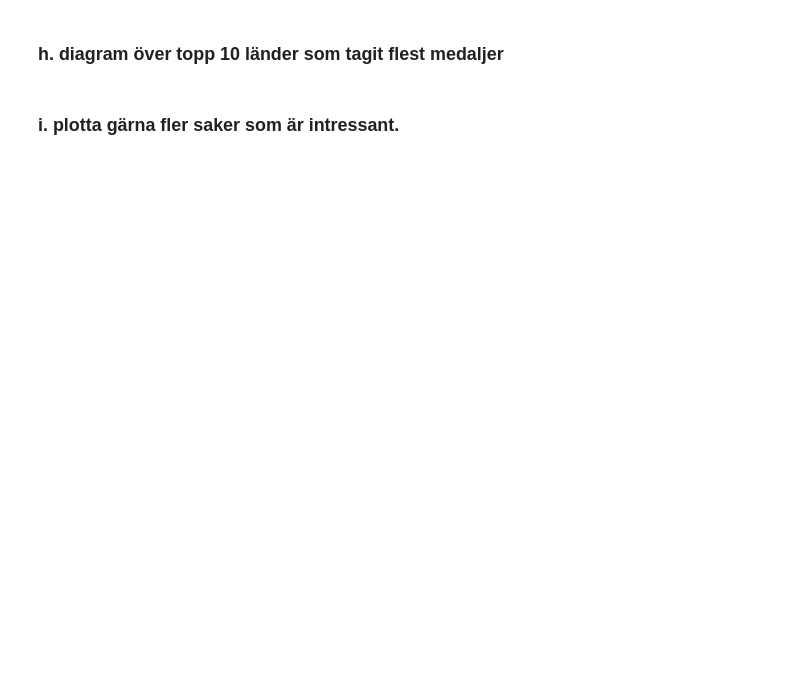
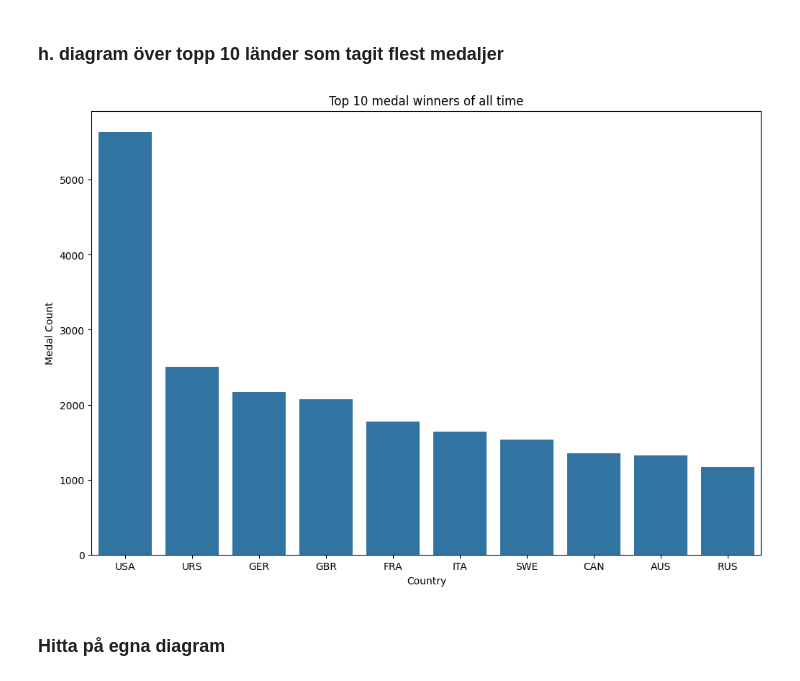
Before and after one commit to Jenniferola/Project-_OS_Germany, a Jupyter notebook: uppgift_00.ipynb, the cells around one changed output. Drawn from its saved outputs; the diff is of its cells as text; code cells hidden in the pictures; blank space fills up the shorter version.

Commit message:
Fixed file this time

```diff
--- a/uppgift_00.ipynb
+++ b/uppgift_00.ipynb
@@ -22,6 +22,11 @@ Se även till att plotta några intressanta features, exempelvis:
   h. diagram över topp 10 länder som tagit flest medaljer
 
   i. plotta gärna fler saker som är intressant.
+# %%
+import pandas as pd
+
+file_path = 'data/athlete_events.csv'
+dataset = pd.read_csv(file_path)
 # %%
 #Own overview
 
@@ -81,4 +201,19 @@ plt.savefig("saved_diagrams/Gender_distribution.png")
 # %% [markdown]
 ### h. diagram över topp 10 länder som tagit flest medaljer
-# %% [markdown]
-### i. plotta gärna fler saker som är intressant.
+# %%
+medalsdata = dataset.dropna(subset=["Medal"])
+
+medalcount = medalsdata["NOC"].value_counts().head(10)
+
+top_10 = medalcount.head(10)
+
+plt.figure(figsize=(12,8))
+sns.barplot(x=top_10.index, y=top_10.values)
+plt.title("Top 10 medal winners of all time")
+plt.xlabel("Country")
+plt.ylabel("Medal Count")
+plt.savefig("saved_diagrams/with_medalsdata1.png")
+# %% [output]
+[figure, added]
+# %% [markdown]
+### Hitta på egna diagram
```
Also changed, not shown: parts of 16 cells of this notebook.
